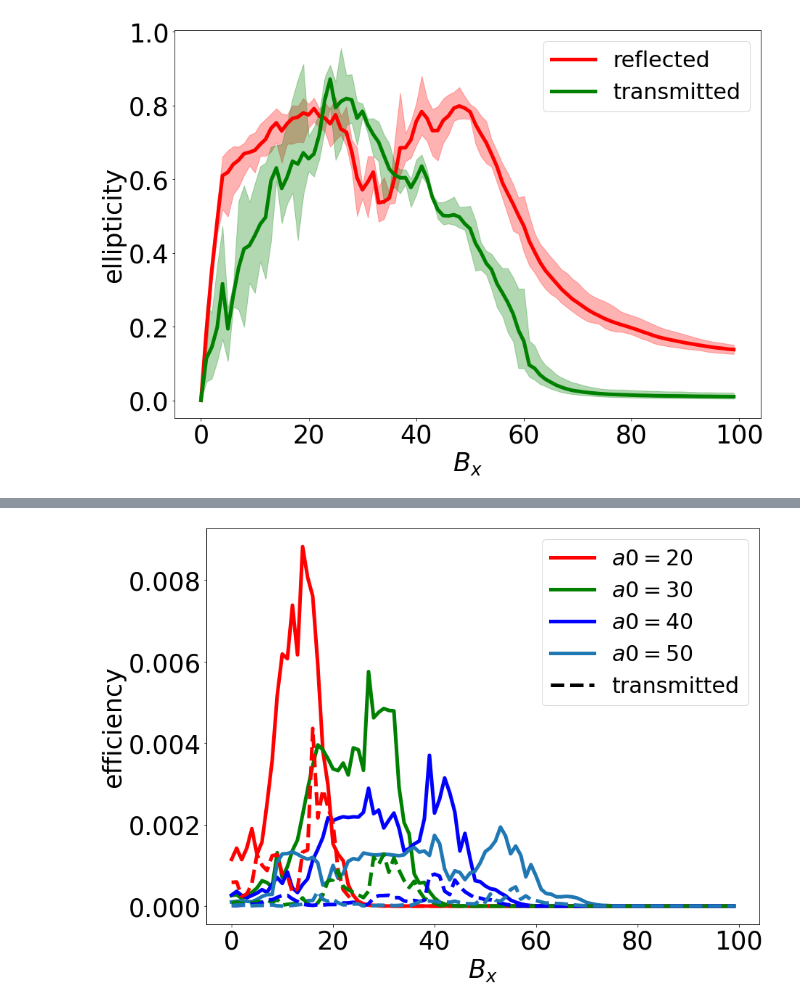
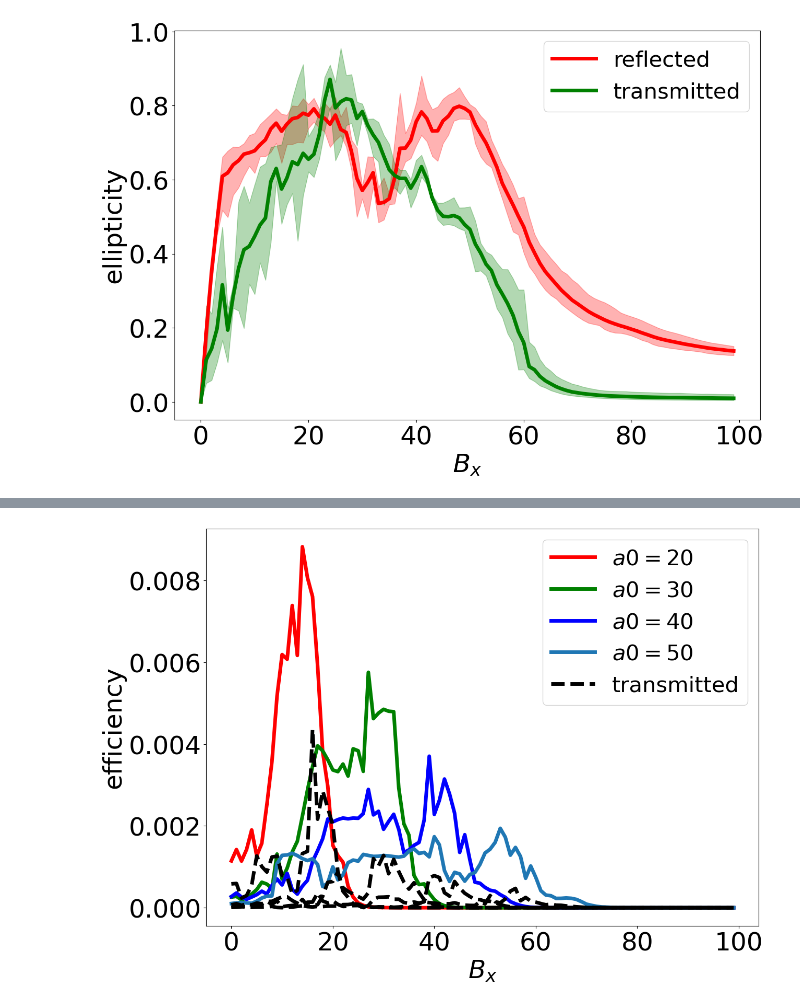
Before and after one commit to RishatZagidullin/plasma-foil-dynamics, a Jupyter notebook: Magnetic field polarization control replication data/duration_fig.ipynb, the cells around one changed output, grey strips where cells are left out. Saved outputs shown, nothing was run; the diff lists cells and outputs as text; code cells hidden in the pictures.

```diff
--- a/Magnetic field polarization control replication data/duration_fig.ipynb
+++ b/Magnetic field polarization control replication data/duration_fig.ipynb
@@ -441,25 +374,25 @@ plt.savefig("new_img_a.pdf", format='pdf')
 # %%
 a0s = [20, 30, 40, 50]
 # %%
-densities = [500]
-durations = [4]
+# densities = [500]
+# durations = [4]
 
 
-res1_r = np.zeros((len(a0s), len(bxs), len(densities), len(durations) ))
-res2_r = np.zeros((len(a0s), len(bxs), len(densities), len(durations) ))
-ener_r = np.zeros((len(a0s), len(bxs), len(densities), len(durations) ))
+# res1_r = np.zeros((len(a0s), len(bxs), len(densities), len(durations) ))
+# res2_r = np.zeros((len(a0s), len(bxs), len(densities), len(durations) ))
+# ener_r = np.zeros((len(a0s), len(bxs), len(densities), len(durations) ))
 
-res1_t = np.zeros((len(a0s), len(bxs), len(densities), len(durations) ))
-res2_t = np.zeros((len(a0s), len(bxs), len(densities), len(durations) ))
-ener_t = np.zeros((len(a0s), len(bxs), len(densities), len(durations) ))
+# res1_t = np.zeros((len(a0s), len(bxs), len(densities), len(durations) ))
+# res2_t = np.zeros((len(a0s), len(bxs), len(densities), len(durations) ))
+# ener_t = np.zeros((len(a0s), len(bxs), len(densities), len(durations) ))
 
-for i,a0 in enumerate(a0s):
-    for j,bx in enumerate(bxs):
-        for k,density in enumerate(densities):
-            for l,duration in enumerate(durations):
-                str_bx = str(bx)
-                str_a0 = str(a0)
-                str_ep = str(density)
-                str_dur = str(duration)
-                !./1dpic.exe cep_lp_fig_b.ini {str_bx} {str_a0} {str_ep} {str_dur}
-                res1_r[i,j,k,l], res2_r[i,j,k,l], ener_r[i,j,k,l], res1_t[i,j,k,l], res2_t[i,j,k,l], ener_t[i,j,k,l] = get_ells()
+# for i,a0 in enumerate(a0s):
+#     for j,bx in enumerate(bxs):
+#         for k,density in enumerate(densities):
+#             for l,duration in enumerate(durations):
+#                 str_bx = str(bx)
+#                 str_a0 = str(a0)
+#                 str_ep = str(density)
+#                 str_dur = str(duration)
+#                 !./1dpic.exe cep_lp_fig_b.ini {str_bx} {str_a0} {str_ep} {str_dur}
+#                 res1_r[i,j,k,l], res2_r[i,j,k,l], ener_r[i,j,k,l], res1_t[i,j,k,l], res2_t[i,j,k,l], ener_t[i,j,k,l] = get_ells()
@@ -494,35 +409,35 @@ bres1_t = np.load("./revision_data/light_peak_transmitted_3.npy")
 bres2_r = np.load("./revision_data/light_mean_reflected_3.npy")
 bres2_t = np.load("./revision_data/light_mean_transmitted_3.npy")
 bener_r = np.load("./revision_data/energy_reflected_3.npy")
 bener_t = np.load("./revision_data/energy_transmitted_3.npy")
 #bener_r = np.load("./old_data/energy.npy")/16
 #bener_t = np.load("./old_data/energy_transmitted_3.npy")
 
 #ener = np.load("./energy.npy")
 
 plt.figure(figsize=(13,9))
 
 colors = ['r', 'g', 'b', 'C0']
 for i in range(len(a0s)):
     #plt.plot(bres1_r[i,:,0,0], label='$a0 = $' + str(a0s[i]) + " cycles, reflected")
     #plt.plot(bres2_r[i,:,0,0], label='$a0 = $' + str(a0s[i]) + " cycles, reflected")
     #plt.plot(bres1_t[i,:,0,0], label='$a0 = $' + str(a0s[i]) + " cycles, transmitted")
     #plt.plot(bres2_t[i,:,0,0], label='$a0 = $' + str(a0s[i]) + " cycles, transmitted")
     #plt.plot(bener_r[i,:,0,0], label='$a0 = $' + str(a0s[i]) + " cycles, reflected")
     plt.plot(bener_r[i,:,0,0], label='$a0 = $' + str(a0s[i]), color=colors[i], lw=5)
 for i in range(len(a0s)):
-    plt.plot(bener_t[i,:,0,0], color=colors[i],linestyle='dashed', lw=5)
+    plt.plot(bener_t[i,:,0,0], color='k', linestyle='dashed', lw=5)
 plt.plot([],[], linestyle='dashed', color='k', label='transmitted', lw=5)
 plt.xticks(fontsize=35)
 plt.yticks(fontsize=35)
 plt.ylabel("efficiency", fontsize=35)
 plt.xlabel("$B_x$",fontsize=35)
 
 plt.legend(fontsize=30)
 plt.tight_layout()
 plt.savefig("new_img_b.pdf", format='pdf')
 # %% [output]
-[figure, old version]
+[figure, new version]
 # %%
 #np.save("res1_1", res1)
 #np.save("res1_2", res1_2)
```
Also changed, not shown: parts of 16 cells of this notebook, 3 other files.
